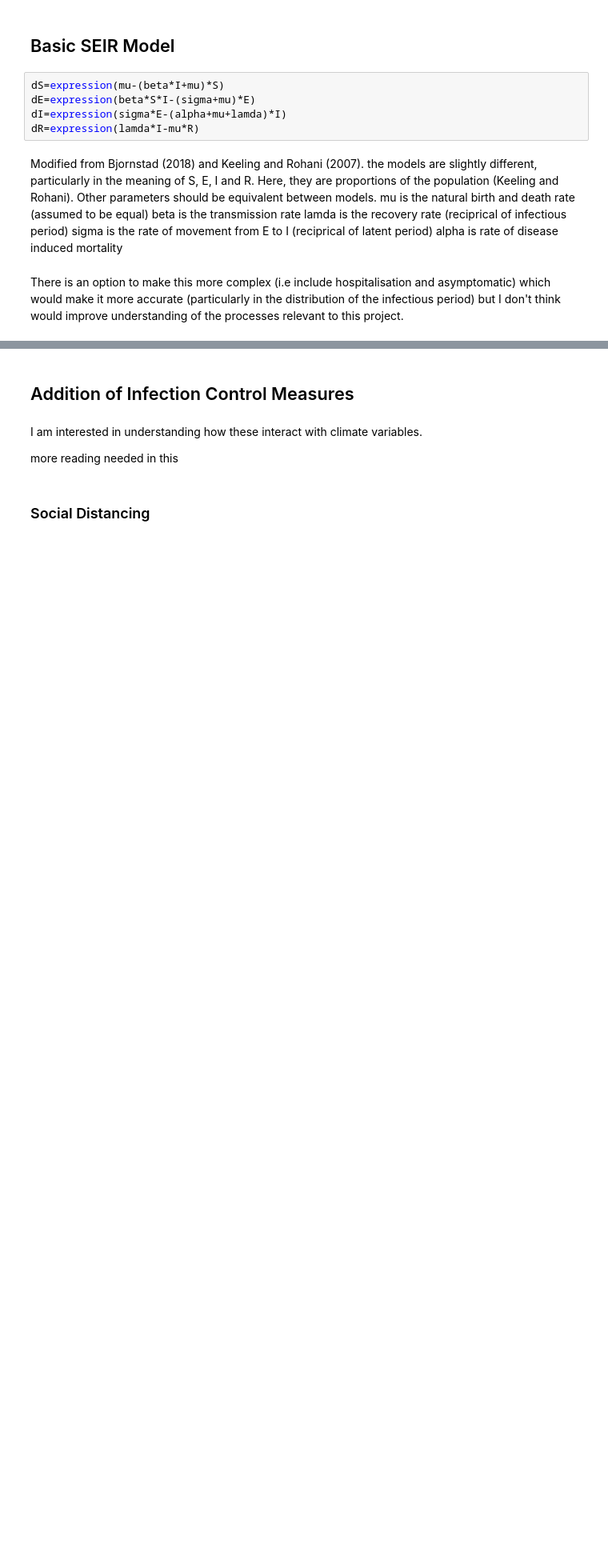
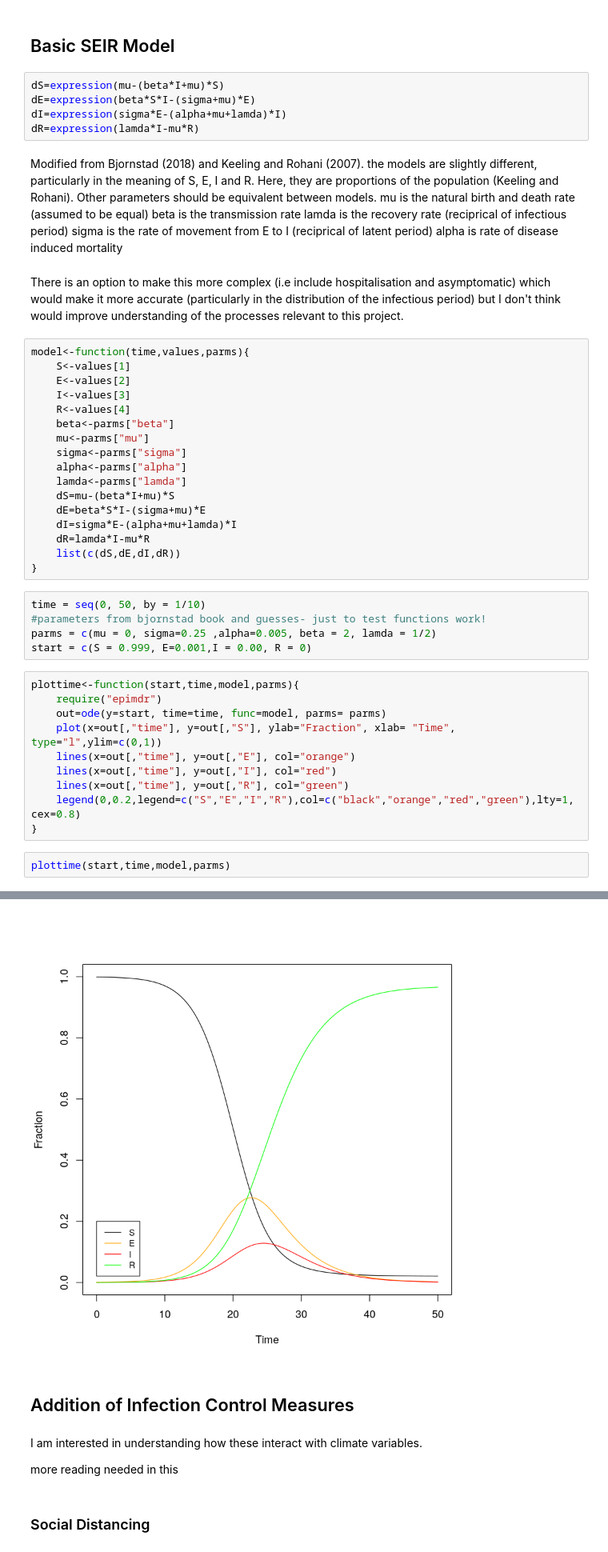
Before and after one commit to rbak54/Project, a Jupyter notebook: Code/Modelling.ipynb, the cells around one changed output, grey strips where cells are left out. Shown: that part at 80% size. Drawn from its saved outputs; the diff is of its cells as text; blank space fills up the shorter version.

Commit message:
plotting

```diff
--- a/Code/Modelling.ipynb
+++ b/Code/Modelling.ipynb
@@ -19,3 +19,38 @@ sigma is the rate of movement from E to I (reciprical of latent period)
 alpha is rate of disease induced mortality
 # %% [markdown]
 There is an option to make this more complex (i.e include hospitalisation and asymptomatic) which would make it more accurate (particularly in the distribution of the infectious period) but I don't think would improve understanding of the processes relevant to this project.
+# %%
+model<-function(time,values,parms){
+    S<-values[1]
+    E<-values[2]
+    I<-values[3]
+    R<-values[4]
+    beta<-parms["beta"]
+    mu<-parms["mu"]
+    sigma<-parms["sigma"]
+    alpha<-parms["alpha"]
+    lamda<-parms["lamda"]
+    dS=mu-(beta*I+mu)*S
+    dE=beta*S*I-(sigma+mu)*E
+    dI=sigma*E-(alpha+mu+lamda)*I
+    dR=lamda*I-mu*R
+    list(c(dS,dE,dI,dR))
+}
+# %%
+time = seq(0, 50, by = 1/10)
+#parameters from bjornstad book and guesses- just to test functions work!
+parms = c(mu = 0, sigma=0.25 ,alpha=0.005, beta = 2, lamda = 1/2)
+start = c(S = 0.999, E=0.001,I = 0.00, R = 0)
+# %%
+plottime<-function(start,time,model,parms){
+    require("epimdr")
+    out=ode(y=start, time=time, func=model, parms= parms)
+    plot(x=out[,"time"], y=out[,"S"], ylab="Fraction", xlab= "Time", type="l",ylim=c(0,1))
+    lines(x=out[,"time"], y=out[,"E"], col="orange")
+    lines(x=out[,"time"], y=out[,"I"], col="red")
+    lines(x=out[,"time"], y=out[,"R"], col="green")
+    legend(0,0.2,legend=c("S","E","I","R"),col=c("black","orange","red","green"),lty=1, cex=0.8)
+}
+# %%
+plottime(start,time,model,parms)
+# %% [output]
@@ -22,3 +61,4 @@ There is an option to make this more complex (i.e include hospitalisation and as
+[figure, added]
 # %% [markdown]
 ## Addition of Infection Control Measures
 # %% [markdown]
```
Also changed, not shown: parts of 16 cells of this notebook.
